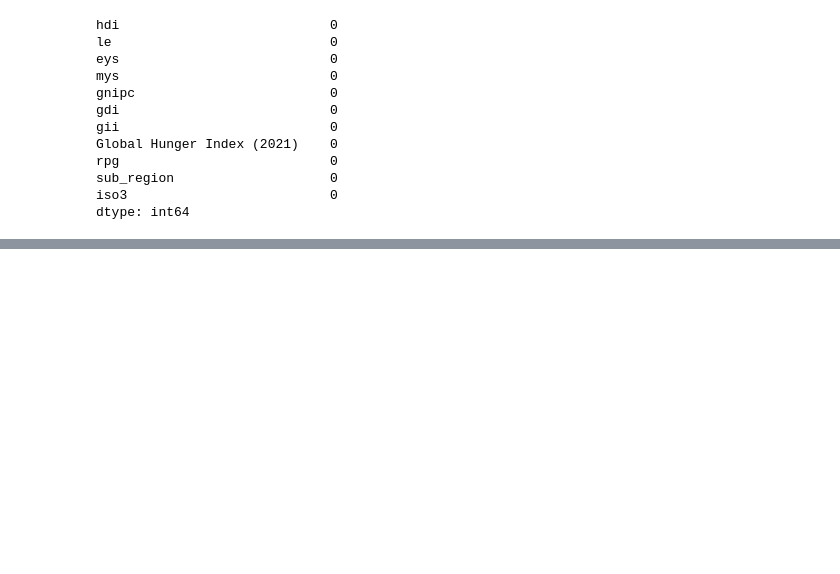
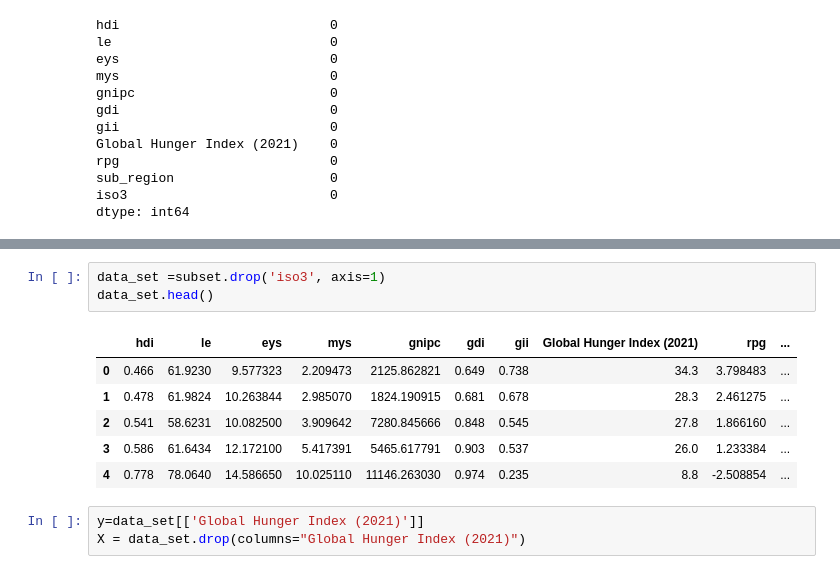
Before and after one commit to HITW-lewagon/HITW, a Jupyter notebook: raw_data.ipynb, the cells around one changed output, grey strips where cells are left out. Cells and saved outputs as stored; diff of their text form; blank space fills up the shorter version.

```diff
--- a/raw_data.ipynb
+++ b/raw_data.ipynb
@@ -381,0 +568,13 @@ dtype: int64
+# %%
+data_set =subset.drop('iso3', axis=1)
+data_set.head()
+# %% [output]
+|  | hdi | le | eys | mys | gnipc | gdi | gii | Global Hunger Index (2021) | rpg | ... |
+| 0 | 0.466 | 61.9230 | 9.577323 | 2.209473 | 2125.862821 | 0.649 | 0.738 | 34.3 | 3.798483 | ... |
+| 1 | 0.478 | 61.9824 | 10.263844 | 2.985070 | 1824.190915 | 0.681 | 0.678 | 28.3 | 2.461275 | ... |
+| 2 | 0.541 | 58.6231 | 10.082500 | 3.909642 | 7280.845666 | 0.848 | 0.545 | 27.8 | 1.866160 | ... |
+| 3 | 0.586 | 61.6434 | 12.172100 | 5.417391 | 5465.617791 | 0.903 | 0.537 | 26.0 | 1.233384 | ... |
+| 4 | 0.778 | 78.0640 | 14.586650 | 10.025110 | 11146.263030 | 0.974 | 0.235 | 8.8 | -2.508854 | ... |
+# %%
+y=data_set[['Global Hunger Index (2021)']]
+X = data_set.drop(columns="Global Hunger Index (2021)")
```
Also changed, not shown: parts of 33 cells of this notebook.
